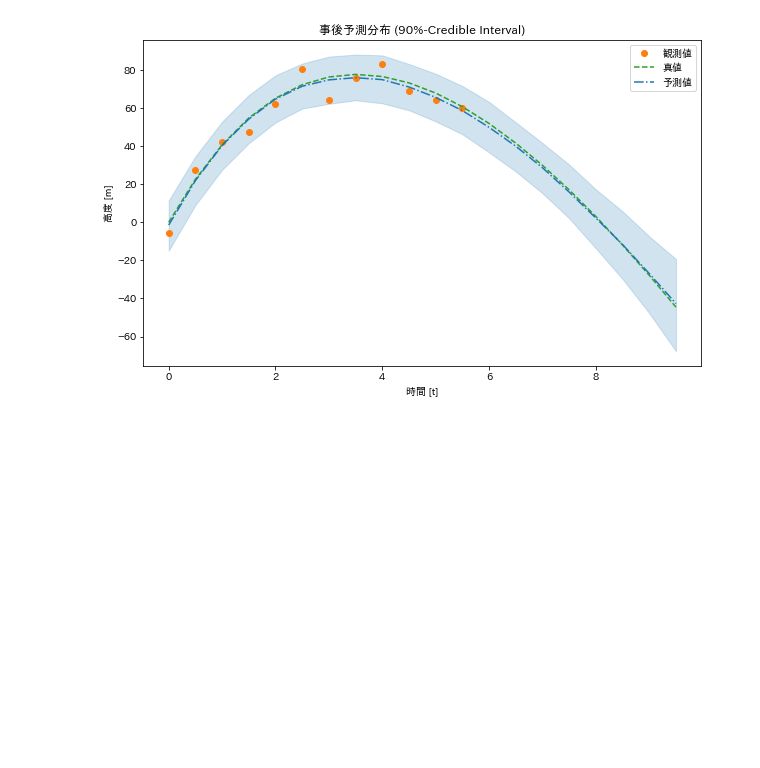
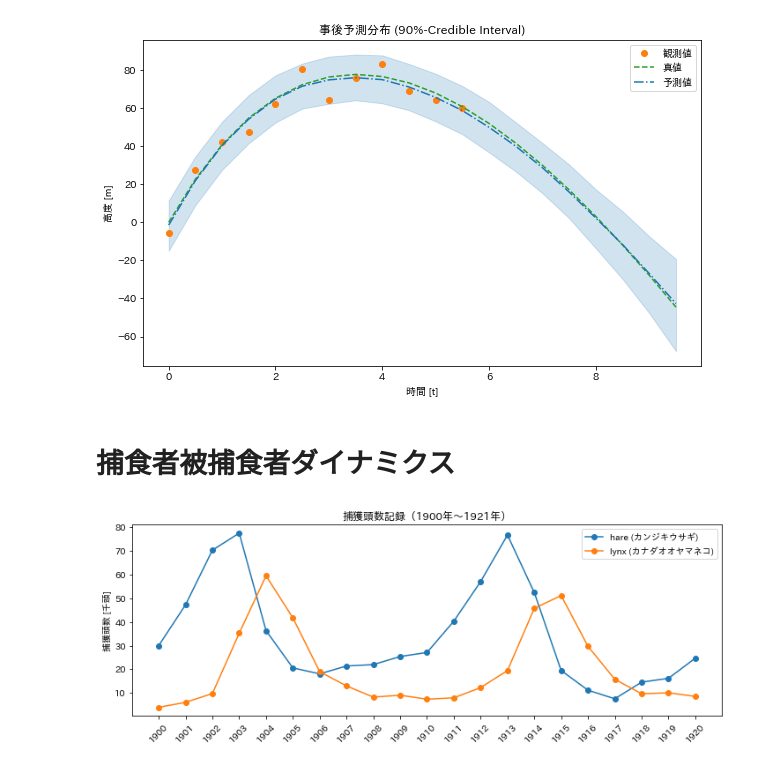
Before and after one commit to gomi-kuzu/practice_bayes_by_py, a Jupyter notebook: Ud_NPR_Ad_Sec5.ipynb, the cells around one changed output. Saved outputs shown, nothing was run; the diff lists cells and outputs as text; code cells hidden in the pictures; blank space fills up the shorter version.

```diff
--- a/Ud_NPR_Ad_Sec5.ipynb
+++ b/Ud_NPR_Ad_Sec5.ipynb
@@ -156,3 +158,26 @@ plt.ylabel('高度 [m]')
 plt.legend();
 # %% [output]
 [figure]
+# %% [markdown]
+# 捕食者被捕食者ダイナミクス
+# %%
+# data
+year = np.arange(1900, 1921, 1)
+
+hare = np.array([30.0, 47.2, 70.2, 77.4, 36.3, 20.6, 18.1, 21.4, 22.0, 25.4,
+                 27.1, 40.3, 57.0, 76.6, 52.3, 19.5, 11.2, 7.6, 14.6, 16.2, 24.7])
+
+lynx = np.array([4.0, 6.1, 9.8, 35.2, 59.4, 41.7, 19.0, 13.0, 8.3, 9.1, 7.4,
+                 8.0, 12.3, 19.5, 45.7, 51.1, 29.7, 15.8, 9.7, 10.1, 8.6])
+# %%
+fig = plt.figure(figsize=(12, 4))
+
+plt.plot(year, hare, 'o-', label='hare (カンジキウサギ)')
+plt.plot(year, lynx, 'o-', label='lynx (カナダオオヤマネコ)')
+
+plt.title('捕獲頭数記録（1900年〜1921年）')
+plt.ylabel('捕獲頭数 [千頭]')
+plt.xticks(year, rotation=45)
+plt.legend();
+# %% [output]
+[figure, added]
```
Also changed, not shown: parts of 16 cells of this notebook.
